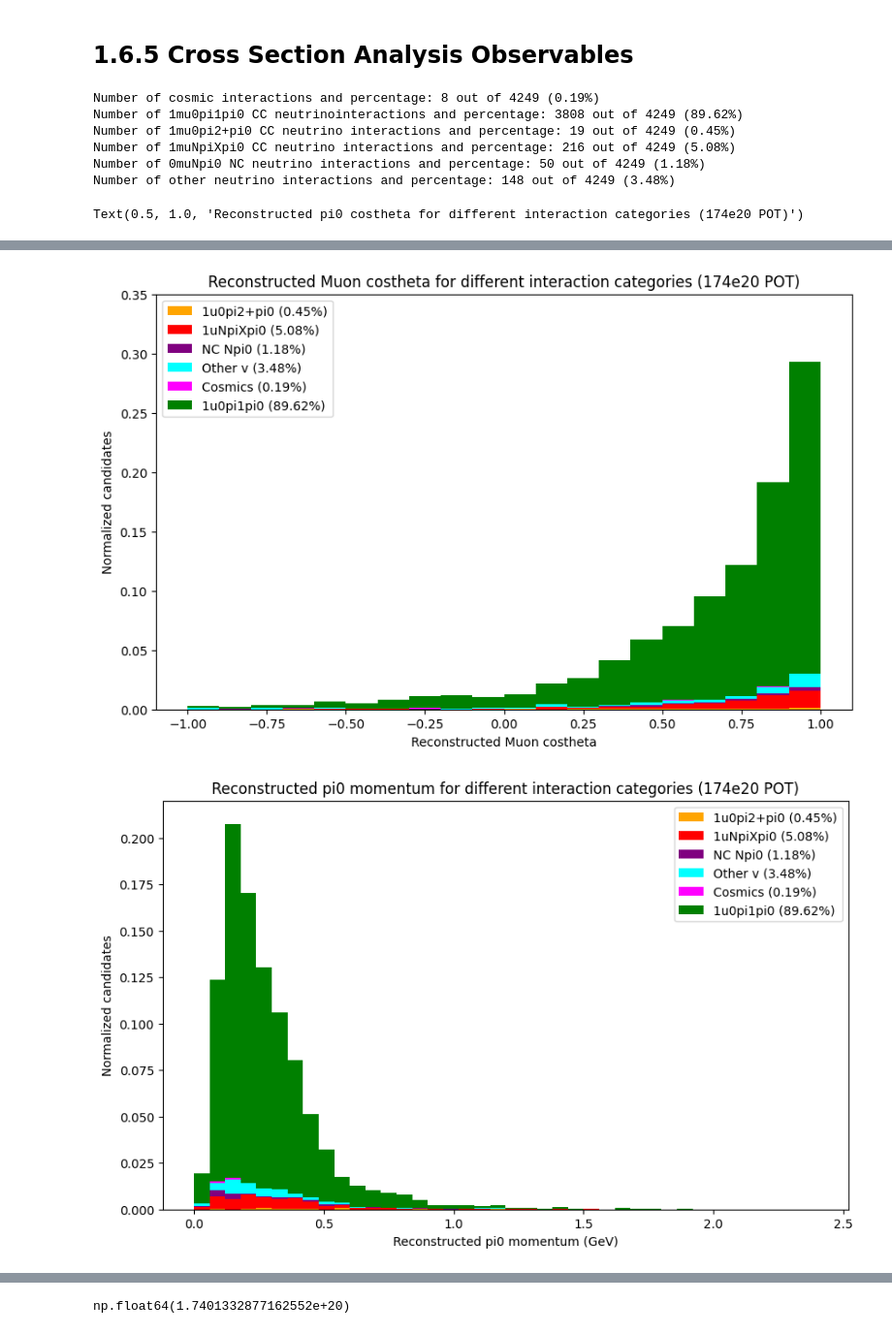
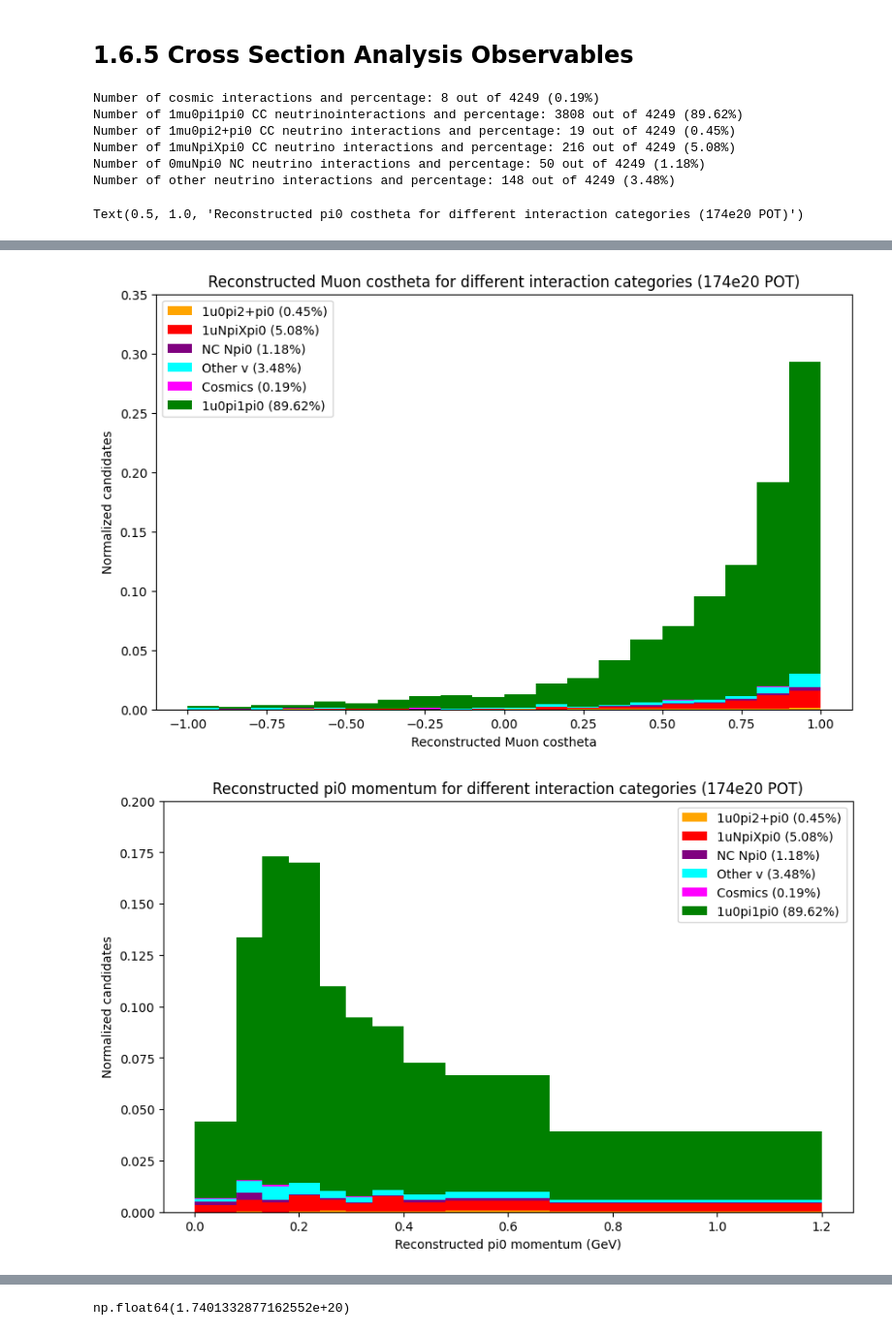
Before and after one commit to jordongalaxy-max/FYP_PYTHON_REAL, a Jupyter notebook: Python/BNB_Paper_Recreation_Normalised_stacked.ipynb, the cells around one changed output, grey strips where cells are left out. Shown at 97% size. Cells and saved outputs as stored; diff of their text form; code cells hidden in the pictures.

```diff
--- a/Python/BNB_Paper_Recreation_Normalised_stacked.ipynb
+++ b/Python/BNB_Paper_Recreation_Normalised_stacked.ipynb
@@ -1364,14 +1364,26 @@ print(f"Number of other neutrino interactions and percentage: {len(neutrino_othe
 
 #PLotting muon variables ===============================================================================
 
+#Creating different length bins for muon momentum and costheta to better visualize the distributions of the different categories in the histograms
+muon_mom_bin1=np.linspace(0.225, 0.325, 2) #bin edges for 0.18 to 0.64 GeV/c
+muon_mom_bin2=np.linspace(0.325, 0.5, 2) #bin edges for 0.64 to 1.8 GeV/c
+muon_mom_bin3=np.linspace(0.5, 0.7, 2) #bin edges for 1.8 to 5.64 GeV/c
+muon_mom_bin4=np.linspace(0.7, 0.9, 2) #bin edges for 5.64 to 20 GeV/c
+muon_mom_bin5=np.linspace(0.9, 1.2, 2) #bin edges for 0.18 to 20 GeV/c
+muon_mom_bin6=np.linspace(1.2, 1.9, 2) #bin edges for 0.18 to 20 GeV/c
+muon_mom_bin7=np.linspace(1.9, 3.0, 2) #bin edges for 0.18 to 20 GeV/c
+
+muon_mom_bins = np.concatenate((muon_mom_bin1, muon_mom_bin2, muon_mom_bin3, muon_mom_bin4, muon_mom_bin5, muon_mom_bin6, muon_mom_bin7))
+
 #Plotting the normalized and stacked muon momentum for each category into one histogram
 reco_muon_momentum = [neutrino_1mu0pi2pluspi0_category["reco_muon_p"], neutrino_1muNpiXpi0_category["reco_muon_p"], neutrino_0muNpi0_category["reco_muon_p"], neutrino_othernu_category["reco_muon_p"], cosmics_category["reco_muon_p"],neutrino_1mu0pi1pi0_category["reco_muon_p"]]
 reco_muon_momentum_labels = [f"1u0pi2+pi0 ({len(neutrino_1mu0pi2pluspi0_category)/len(combinedcategory)*100:.2f}%)", f"1uNpiXpi0 ({len(neutrino_1muNpiXpi0_category)/len(combinedcategory)*100:.2f}%)", f"NC Npi0 ({len(neutrino_0muNpi0_category)/len(combinedcategory)*100:.2f}%)", f"Other v ({len(neutrino_othernu_category)/len(combinedcategory)*100:.2f}%)", f"Cosmics ({len(cosmics_category)/len(combinedcategory)*100:.2f}%)", f"1u0pi1pi0 ({len(neutrino_1mu0pi1pi0_category)/len(combinedcategory)*100:.2f}%)"]
 plt.figure(figsize=(10,6))
-plt.hist(reco_muon_momentum, bins=40, range=(0.18, 5.64), alpha=1, weights=[np.ones_like(neutrino_1mu0pi2pluspi0_category["reco_muon_p"]) / len(combinedcategory), np.ones_like(neutrino_1muNpiXpi0_category["reco_muon_p"]) / len(combinedcategory), np.ones_like(neutrino_0muNpi0_category["reco_muon_p"]) / len(combinedcategory), np.ones_like(neutrino_othernu_category["reco_muon_p"]) / len(combinedcategory), np.ones_like(cosmics_category["reco_muon_p"]) / len(combinedcategory), np.ones_like(neutrino_1mu0pi1pi0_category["reco_muon_p"]) / len(combinedcategory)], label=reco_muon_momentum_labels,
+plt.hist(reco_muon_momentum, bins=muon_mom_bins, alpha=1, weights=[np.ones_like(neutrino_1mu0pi2pluspi0_category["reco_muon_p"]) / len(combinedcategory), np.ones_like(neutrino_1muNpiXpi0_category["reco_muon_p"]) / len(combinedcategory), np.ones_like(neutrino_0muNpi0_category["reco_muon_p"]) / len(combinedcategory), np.ones_like(neutrino_othernu_category["reco_muon_p"]) / len(combinedcategory), np.ones_like(cosmics_category["reco_muon_p"]) / len(combinedcategory), np.ones_like(neutrino_1mu0pi1pi0_category["reco_muon_p"]) / len(combinedcategory)], label=reco_muon_momentum_labels,
          stacked=True,color=["orange", "red", "purple", "cyan", "magenta", "green"])
 plt.legend()
 plt.ylim(0,0.30)
+plt.xlim(0.2,3.0)
 plt.xlabel("Reconstructed Muon momentum (GeV)")
 plt.ylabel("Normalized candidates")
 plt.title(f"Reconstructed Muon momentum for different interaction categories (174e20 POT)")
@@ -1391,14 +1403,27 @@ plt.title(f"Reconstructed Muon costheta for different interaction categories (17
 
 #PLotting neutral pion variables ===============================================================================
 
+#Creating different length bins for pi0 momentum and costheta to better visualize the distributions of the different categories in the histograms
+pi0_mom_bin1=np.linspace(0.0, 0.08, 2) #bin edges for 0.18 to 0.64 GeV/c
+pi0_mom_bin2=np.linspace(0.08, 0.13, 2) #bin edges for 0.64 to 1.8 GeV/c
+pi0_mom_bin3=np.linspace(0.13, 0.18, 2) #bin edges for 1.8 to 5.64 GeV/c
+pi0_mom_bin4=np.linspace(0.18, 0.24, 2) #bin edges for 5.64 to 20 GeV/c
+pi0_mom_bin5=np.linspace(0.24, 0.29, 2) #bin edges for 0.18 to 20 GeV/c
+pi0_mom_bin6=np.linspace(0.29, 0.34, 2) #bin edges for 0.18 to 20 GeV/c
+pi0_mom_bin7=np.linspace(0.34, 0.4, 2) #bin edges for 0.18 to 20 GeV/c
+pi0_mom_bin8=np.linspace(0.4, 0.48, 2) #bin edges for 0.18 to 20 GeV/c
+pi0_mom_bin9=np.linspace(0.48, 0.68, 2) #bin edges for 0.18 to 20 GeV/c
+pi0_mom_bin10=np.linspace(0.68, 1.2, 2) #bin edges for 0.18 to 20 GeV/c
+pi0_bins = np.concatenate((pi0_mom_bin1, pi0_mom_bin2, pi0_mom_bin3, pi0_mom_bin4, pi0_mom_bin5, pi0_mom_bin6, pi0_mom_bin7, pi0_mom_bin8, pi0_mom_bin9, pi0_mom_bin10))
+
 #Plotting the normalized and stacked neutral pion momentum for each category into one histogram
 reco_pi0_momentum = [neutrino_1mu0pi2pluspi0_category["reco_pi0_p"], neutrino_1muNpiXpi0_category["reco_pi0_p"], neutrino_0muNpi0_category["reco_pi0_p"], neutrino_othernu_category["reco_pi0_p"], cosmics_category["reco_pi0_p"], neutrino_1mu0pi1pi0_category["reco_pi0_p"]]
 reco_pi0_momentum_labels = [f"1u0pi2+pi0 ({len(neutrino_1mu0pi2pluspi0_category)/len(combinedcategory)*100:.2f}%)", f"1uNpiXpi0 ({len(neutrino_1muNpiXpi0_category)/len(combinedcategory)*100:.2f}%)", f"NC Npi0 ({len(neutrino_0muNpi0_category)/len(combinedcategory)*100:.2f}%)", f"Other v ({len(neutrino_othernu_category)/len(combinedcategory)*100:.2f}%)", f"Cosmics ({len(cosmics_category)/len(combinedcategory)*100:.2f}%)", f"1u0pi1pi0 ({len(neutrino_1mu0pi1pi0_category)/len(combinedcategory)*100:.2f}%)"]
 plt.figure(figsize=(10,6))
-plt.hist(reco_pi0_momentum, bins=40, range=(0, 2.4), alpha=1, weights=[np.ones_like(neutrino_1mu0pi2pluspi0_category["reco_pi0_p"]) / len(combinedcategory), np.ones_like(neutrino_1muNpiXpi0_category["reco_pi0_p"]) / len(combinedcategory), np.ones_like(neutrino_0muNpi0_category["reco_pi0_p"]) / len(combinedcategory), np.ones_like(neutrino_othernu_category["reco_pi0_p"]) / len(combinedcategory), np.ones_like(cosmics_category["reco_pi0_p"]) / len(combinedcategory), np.ones_like(neutrino_1mu0pi1pi0_category["reco_pi0_p"]) / len(combinedcategory)], label=reco_pi0_momentum_labels,
+plt.hist(reco_pi0_momentum, bins=pi0_bins, alpha=1, weights=[np.ones_like(neutrino_1mu0pi2pluspi0_category["reco_pi0_p"]) / len(combinedcategory), np.ones_like(neutrino_1muNpiXpi0_category["reco_pi0_p"]) / len(combinedcategory), np.ones_like(neutrino_0muNpi0_category["reco_pi0_p"]) / len(combinedcategory), np.ones_like(neutrino_othernu_category["reco_pi0_p"]) / len(combinedcategory), np.ones_like(cosmics_category["reco_pi0_p"]) / len(combinedcategory), np.ones_like(neutrino_1mu0pi1pi0_category["reco_pi0_p"]) / len(combinedcategory)], label=reco_pi0_momentum_labels,
          stacked=True,color=["orange", "red", "purple", "cyan", "magenta", "green"])
 plt.legend()
-plt.ylim(0,0.22)
+plt.ylim(0,0.20)
 plt.xlabel("Reconstructed pi0 momentum (GeV)")
 plt.ylabel("Normalized candidates")
 plt.title(f"Reconstructed pi0 momentum for different interaction categories (174e20 POT)")
@@ -1426,5 +1451,5 @@ Text(0.5, 1.0, 'Reconstructed pi0 costheta for different interaction categories
 [figure]
-[figure, old version]
+[figure, new version]
 [figure]
 # %%
 #BNB, input000.flat.root
```
Also changed, not shown: parts of 1 cell of this notebook, 7 other files.
